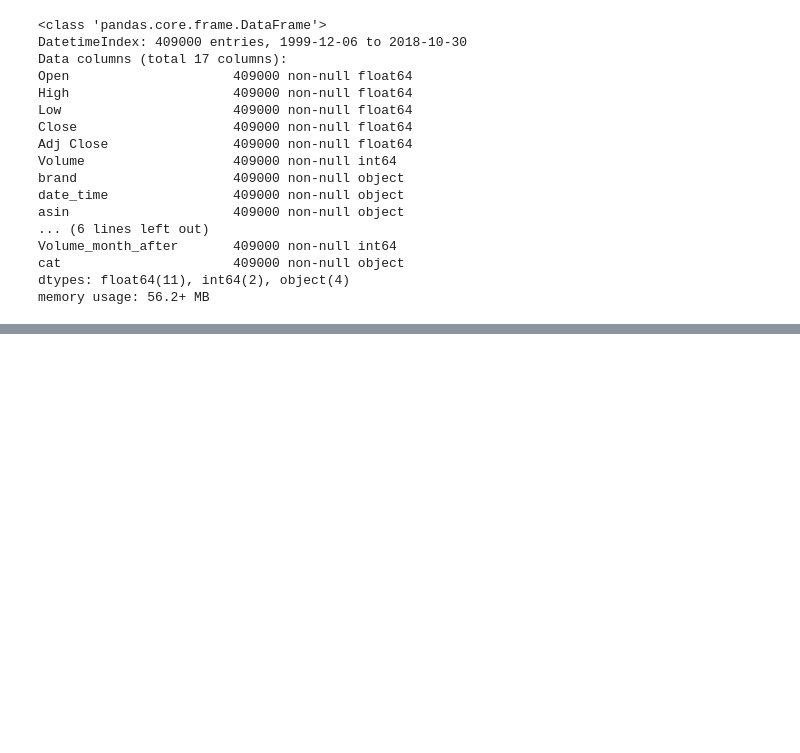
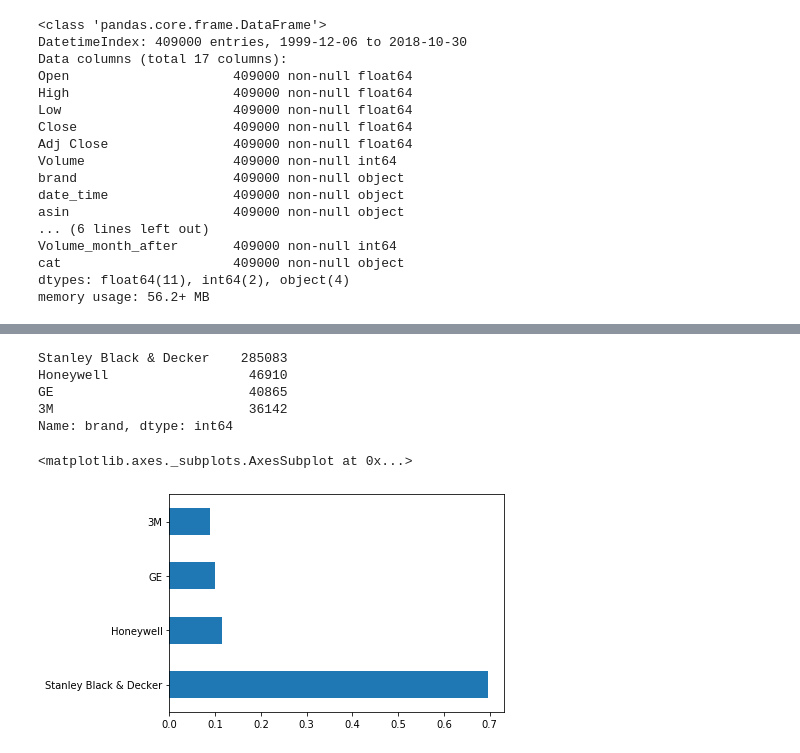
Before and after one commit to jdinello/amazon_reviews_share_price_prediction, a Jupyter notebook: Feature_Engineering.ipynb, the cells around one changed output, grey strips where cells are left out. Saved outputs shown, nothing was run; the diff lists cells and outputs as text; code cells hidden in the pictures; blank space fills up the shorter version.

```diff
--- a/Feature_Engineering.ipynb
+++ b/Feature_Engineering.ipynb
@@ -90,2 +139,0 @@ t_q = pd.concat(quarterly_averages, axis=0)
-# %%
-tools['mean_quarterly_ratings_cat'] = tools
@@ -430,0 +143,12 @@ month_after_na.groupby(['month_after','asin', 'brand', 'cat']).mean()
+# %%
+t_brands = tools['brand'].value_counts().index.values
+print(tools['brand'].value_counts())
+tools['brand'].value_counts(normalize=True).plot(kind='barh')
+# %% [output]
+Stanley Black & Decker    285083
+Honeywell                  46910
+GE                         40865
+3M                         36142
+Name: brand, dtype: int64
+<matplotlib.axes._subplots.AxesSubplot at 0x...>
+[figure, added]
```
Also changed, not shown: parts of 87 cells of this notebook.
